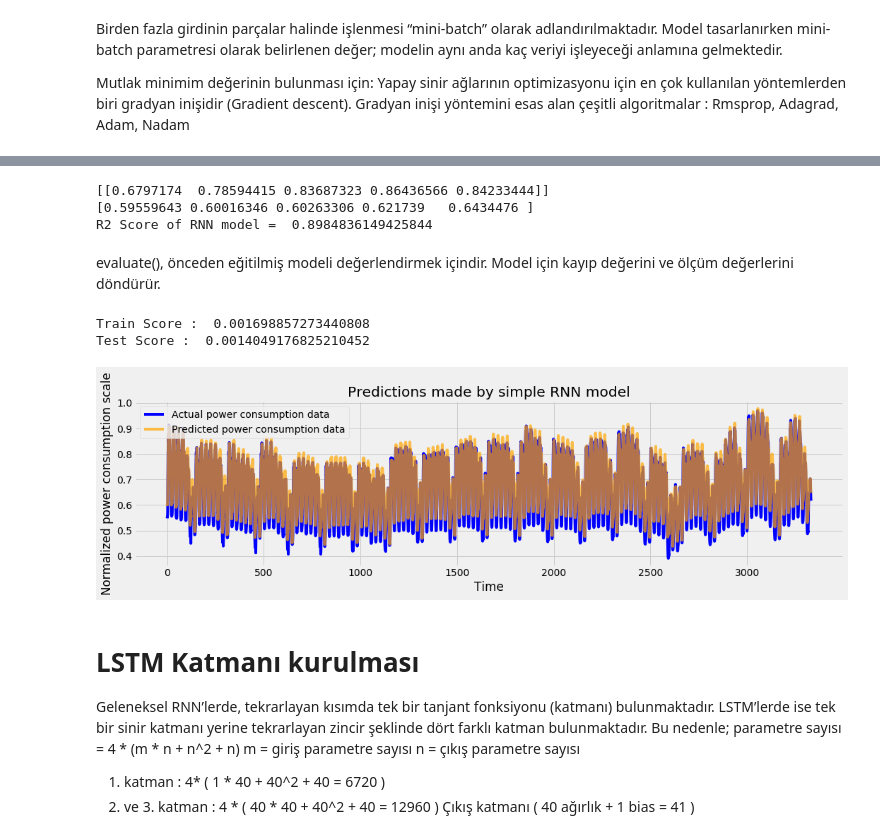
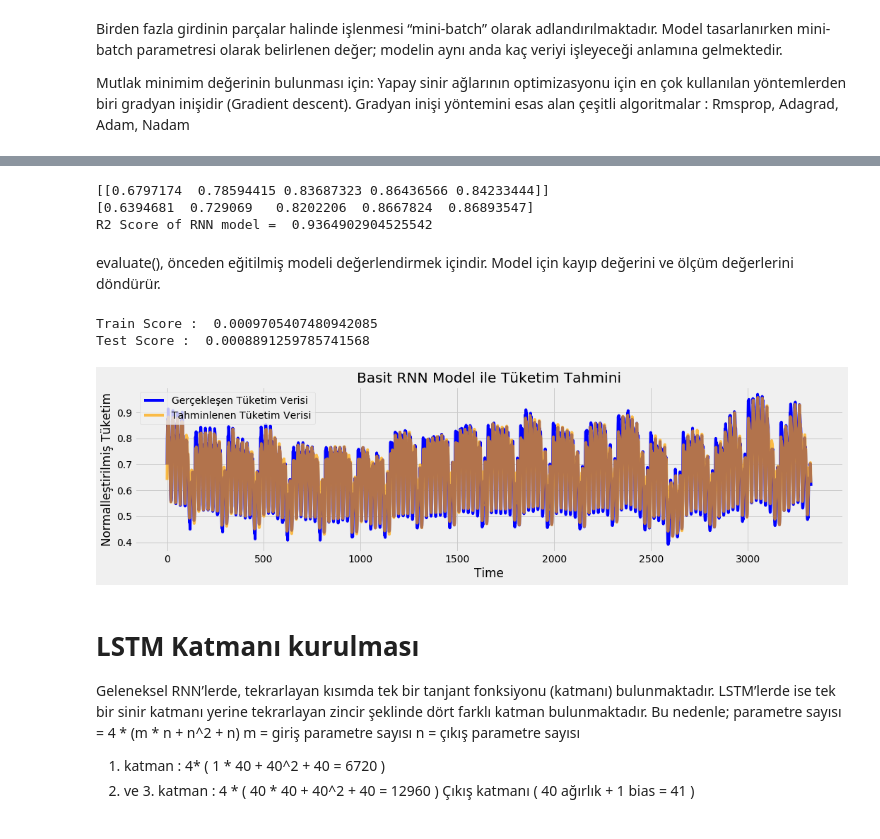
Before and after one commit to suzanozturk/RNN_LSTM_Prediction, a Jupyter notebook: RNN_and_LSTM_Forecast.ipynb, the cells around one changed output, grey strips where cells are left out. Saved outputs shown, nothing was run; the diff lists cells and outputs as text; code cells hidden in the pictures.

```diff
--- a/RNN_and_LSTM_Forecast.ipynb
+++ b/RNN_and_LSTM_Forecast.ipynb
@@ -197,7 +186,7 @@ def load_data(stock, seq_len):
 # Son 20 saatin değerlerini kullanarak tüketimin tahmin edilmesi
 # %%
 #Egitim ve test data boyutları
-seq_len = 20 #kaç birim zamanlık veri verilecek burda onu belirtiyoruz.
+seq_len = 24 #kaç birim zamanlık veri verilecek burda onu belirtiyoruz.
 
 X_train, y_train, X_test, y_test = load_data(df, seq_len)
 
@@ -284,6 +273,6 @@ Mutlak minimim değerinin bulunması için: Yapay sinir ağlarının optimizasyo
 Gradyan inişi yöntemini esas alan çeşitli algoritmalar : Rmsprop, Adagrad, Adam, Nadam
 # %%
 rnn_model.compile(optimizer="adam",loss="MSE")
-rnn_model.fit(X_train, y_train, epochs = 10, batch_size = 1000)   #epoch = 10, bathc_size = 1000
+rnn_model.fit(X_train, y_train, epochs = 10, batch_size = 500)   #epoch = 10, bathc_size = 1000
 # %% [output]
 Epoch 1/10
@@ -316,34 +305,34 @@ rnn_score = r2_score(y_test,rnn_predictions)
 print("R2 Score of RNN model = ",rnn_score)
 # %% [output]
 [[0.6797174  0.78594415 0.83687323 0.86436566 0.84233444]]
-[0.59559643 0.60016346 0.60263306 0.621739   0.6434476 ]
-R2 Score of RNN model =  0.8984836149425844
+[0.6394681  0.729069   0.8202206  0.8667824  0.86893547]
+R2 Score of RNN model =  0.9364902904525542
 # %% [markdown]
 evaluate(), önceden eğitilmiş modeli değerlendirmek içindir. Model için kayıp değerini ve ölçüm değerlerini döndürür.
 # %%
-trainScore = rnn_model.evaluate(X_train, y_train, batch_size = 1000, verbose = 0)
+trainScore = rnn_model.evaluate(X_train, y_train, batch_size = 500, verbose = 0)
 print('Train Score : ', trainScore)
-testScore = rnn_model.evaluate(X_test[:252], y_test[:252], batch_size = 1000, verbose = 0)
+testScore = rnn_model.evaluate(X_test[:252], y_test[:252], batch_size = 500, verbose = 0)
 print('Test Score : ', testScore)
 # %% [output]
-Train Score :  0.001698857273440808
-Test Score :  0.0014049176825210452
+Train Score :  0.0009705407480942085
+Test Score :  0.0008891259785741568
 # %%
 y_predictions_rnn = pd.DataFrame(rnn_predictions, columns = ['dagitilan'])
 # %%
 def plot_predictions(test, predicted, title):
     plt.figure(figsize=(16,4))
-    plt.plot(test, color='blue',label='Actual power consumption data')
-    plt.plot(predicted, alpha=0.7, color='orange',label='Predicted power consumption data')
+    plt.plot(test, color='blue',label='Gerçekleşen Tüketim Verisi')
+    plt.plot(predicted, alpha=0.7, color='orange',label='Tahminlenen Tüketim Verisi')
     plt.title(title)
     plt.xlabel('Time')
-    plt.ylabel('Normalized power consumption scale')
+    plt.ylabel('Normalleştirilmiş Tüketim')
     plt.legend()
     plt.show()
 
-plot_predictions(y_test, rnn_predictions, "Predictions made by simple RNN model")
+plot_predictions(y_test, rnn_predictions, "Basit RNN Model ile Tüketim Tahmini")
 # %% [output]
-[figure, old version]
+[figure, new version]
 # %% [markdown]
 # LSTM Katmanı kurulması
 Geleneksel RNN’lerde, tekrarlayan kısımda tek bir tanjant fonksiyonu (katmanı) bulunmaktadır.
```
Also changed, not shown: parts of 19 cells of this notebook.
